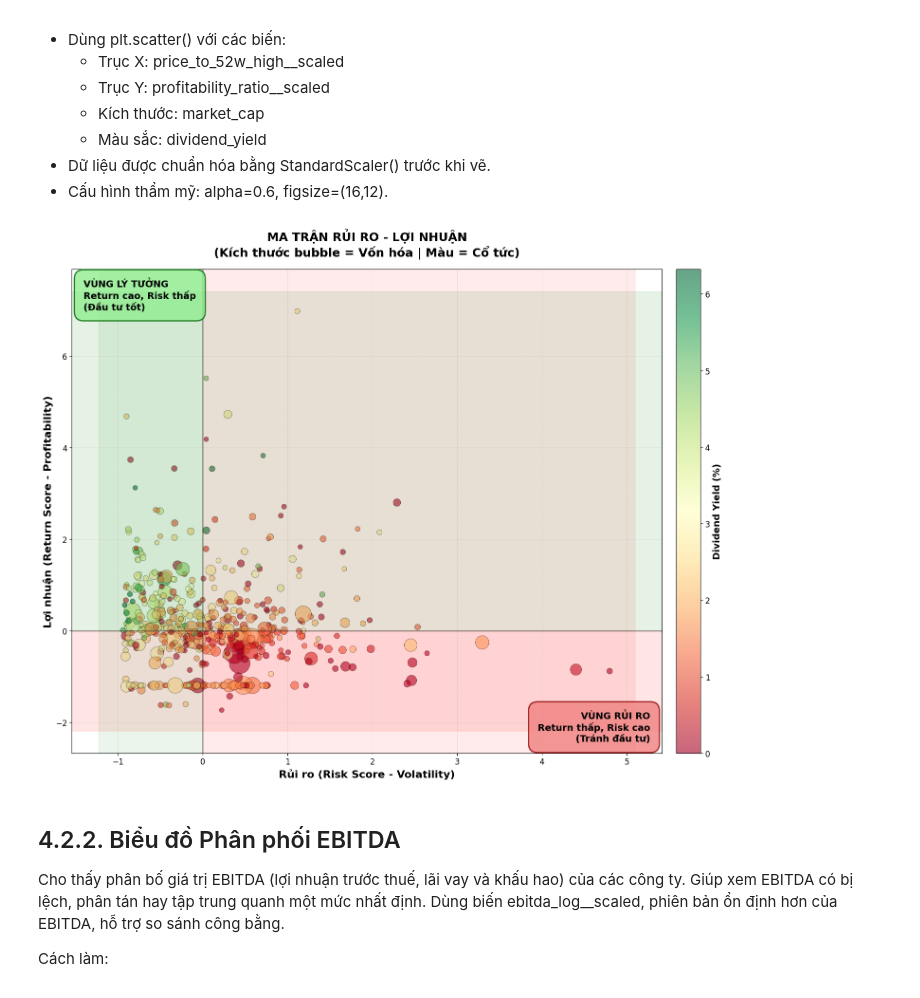
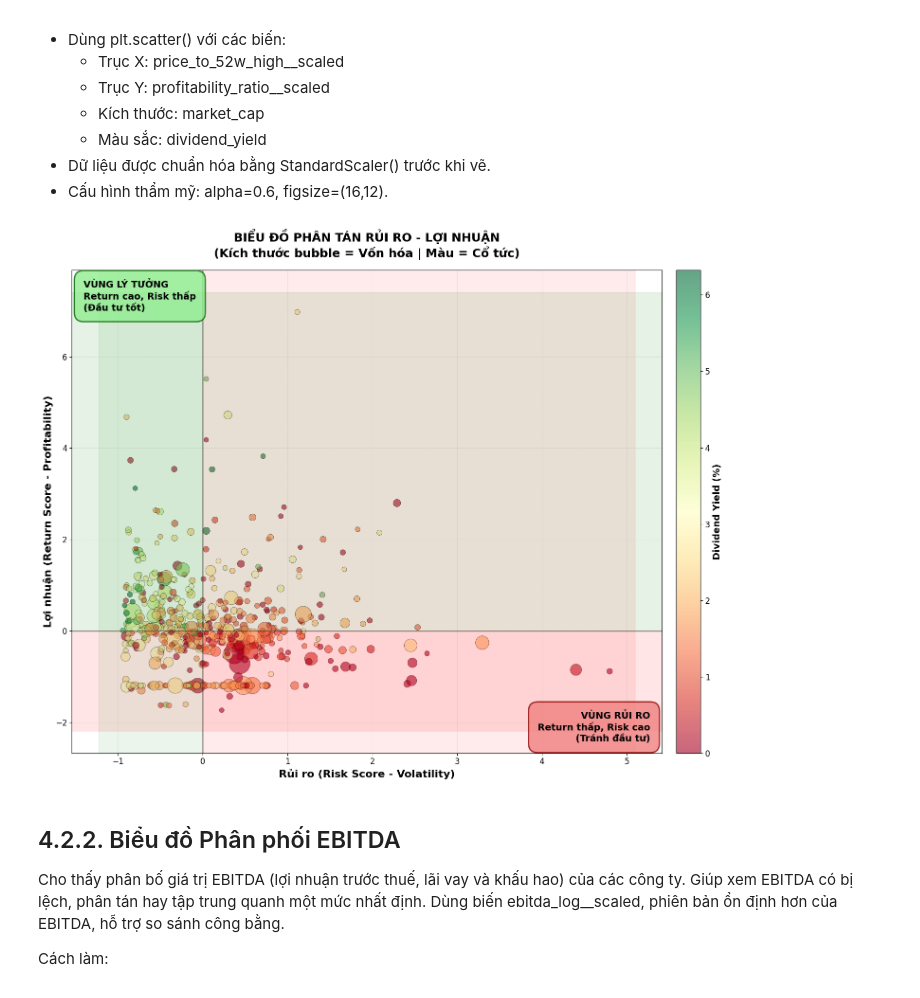
Before and after one commit to tranmai31231020941-pixel/final, a Jupyter notebook: Untitled1.ipynb, the cells around one changed output. Saved outputs shown, nothing was run; the diff lists cells and outputs as text; code cells hidden in the pictures.

```diff
--- a/Untitled1.ipynb
+++ b/Untitled1.ipynb
@@ -64,35 +64,35 @@ ax.axvline(0, color='black', linestyle='-', linewidth=2, alpha=0.3)
 # Thêm vùng màu nền
 ax.axhspan(0, ax.get_ylim()[1], alpha=0.1, color='green', label='High Return')
 ax.axhspan(ax.get_ylim()[0], 0, alpha=0.1, color='red')
 ax.axvspan(ax.get_xlim()[0], 0, alpha=0.08, color='green')
 ax.axvspan(0, ax.get_xlim()[1], alpha=0.08, color='red', label='High Risk')
 
 # Labels và title
 ax.set_xlabel('Rủi ro (Risk Score - Volatility)', fontsize=16, fontweight='bold')
 ax.set_ylabel('Lợi nhuận (Return Score - Profitability)', fontsize=16, fontweight='bold')
-ax.set_title('MA TRẬN RỦI RO - LỢI NHUẬN\n(Kích thước bubble = Vốn hóa | Màu = Cổ tức)',
+ax.set_title('BIỂU ĐỒ PHÂN TÁN RỦI RO - LỢI NHUẬN\n(Kích thước bubble = Vốn hóa | Màu = Cổ tức)',
              fontsize=18, fontweight='bold', pad=20)
 
 # Thêm annotation cho các vùng
 ax.text(0.02, 0.98, 'VÙNG LÝ TƯỞNG\nReturn cao, Risk thấp\n(Đầu tư tốt)',
         transform=ax.transAxes, fontsize=14, verticalalignment='top',
         bbox=dict(boxstyle='round,pad=1', facecolor='lightgreen', alpha=0.8, edgecolor='darkgreen', linewidth=2),
         fontweight='bold')
 
 ax.text(0.98, 0.02, 'VÙNG RỦI RO\nReturn thấp, Risk cao\n(Tránh đầu tư)',
         transform=ax.transAxes, fontsize=14, verticalalignment='bottom', horizontalalignment='right',
         bbox=dict(boxstyle='round,pad=1', facecolor='lightcoral', alpha=0.8, edgecolor='darkred', linewidth=2),
         fontweight='bold')
 
 # Colorbar
 cbar = plt.colorbar(scatter, ax=ax, pad=0.02)
 cbar.set_label('Dividend Yield (%)', fontsize=14, fontweight='bold')
 
 ax.grid(True, alpha=0.3, linestyle='--')
 plt.tight_layout()
 plt.show()
 # %% [output]
-[figure, old version]
+[figure, new version]
 # %% [markdown]
 ## 4.2.2. Biểu đồ Phân phối EBITDA
 Cho thấy phân bố giá trị EBITDA (lợi nhuận trước thuế, lãi vay và khấu hao) của các công ty. Giúp xem EBITDA có bị lệch, phân tán hay tập trung quanh một mức nhất định.
```
